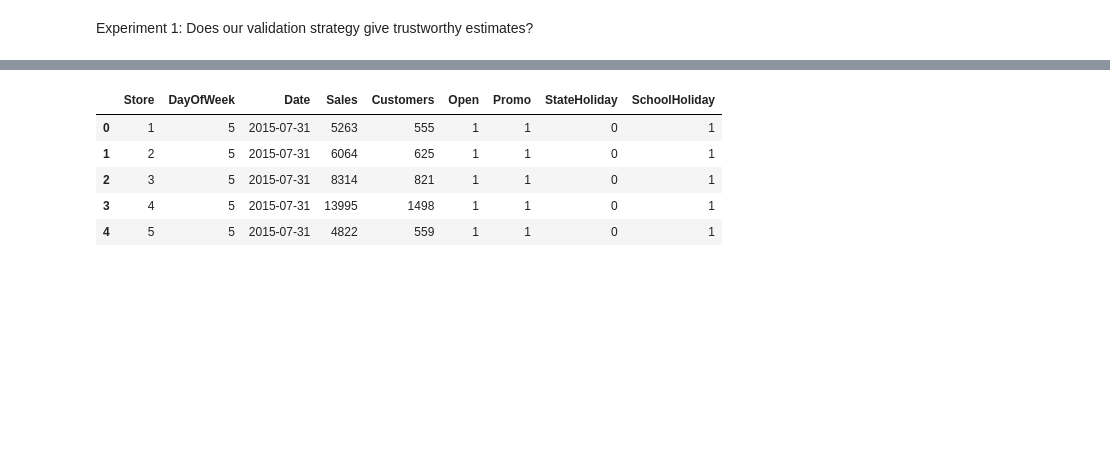
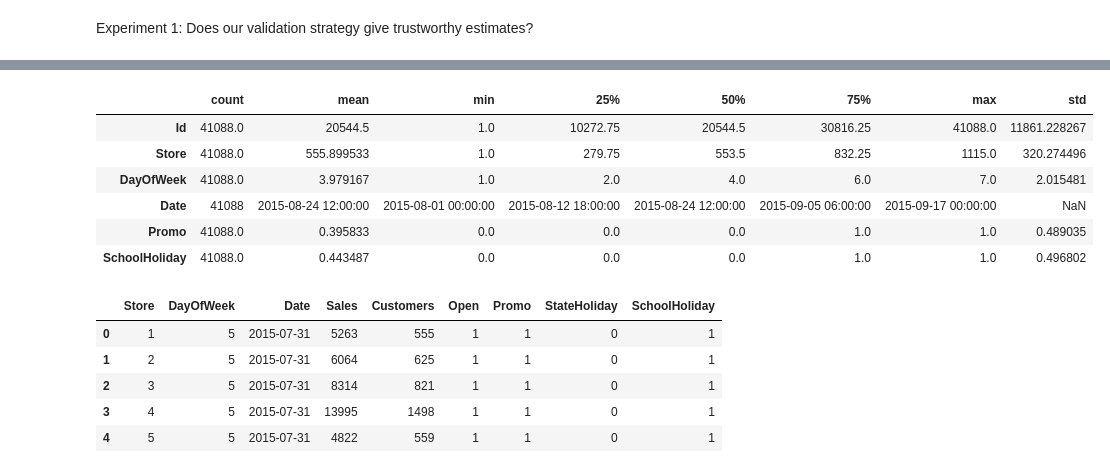
Before and after one commit to div-ops123/rossmann-forecasting-reliability, a Jupyter notebook: notebooks/02_validation_experiments.ipynb, the cells around one changed output, grey strips where cells are left out. Drawn from its saved outputs; the diff is of its cells as text; code cells hidden in the pictures; blank space fills up the shorter version.

```diff
--- a/notebooks/02_validation_experiments.ipynb
+++ b/notebooks/02_validation_experiments.ipynb
@@ -44,0 +39,6 @@ memory usage: 58.0 MB
+# %%
+test = pd.read_csv("../data/test.csv")
+test = test.drop(columns=["Open"])
+
+test["Date"] = pd.to_datetime(test["Date"])
+test.info()
@@ -45,3 +60,13 @@ memory usage: 58.0 MB
+# %%
+test.describe().T
+# %% [output]
+|  | count | mean | min | 25% | 50% | 75% | max | std |
+| Id | 41088.0 | 20544.5 | 1.0 | 10272.75 | 20544.5 | 30816.25 | 41088.0 | 11861.228267 |
+| Store | 41088.0 | 555.899533 | 1.0 | 279.75 | 553.5 | 832.25 | 1115.0 | 320.274496 |
+| DayOfWeek | 41088.0 | 3.979167 | 1.0 | 2.0 | 4.0 | 6.0 | 7.0 | 2.015481 |
+| Date | 41088 | 2015-08-24 12:00:00 | 2015-08-01 00:00:00 | 2015-08-12 18:00:00 | 2015-08-24 12:00:00 | 2015-09-05 06:00:00 | 2015-09-17 00:00:00 | NaN |
+| Promo | 41088.0 | 0.395833 | 0.0 | 0.0 | 0.0 | 1.0 | 1.0 | 0.489035 |
+| SchoolHoliday | 41088.0 | 0.443487 | 0.0 | 0.0 | 0.0 | 1.0 | 1.0 | 0.496802 |
 # %%
 df.head()
 # %% [output]
```
Also changed, not shown: parts of 22 cells of this notebook, 1 other file.
